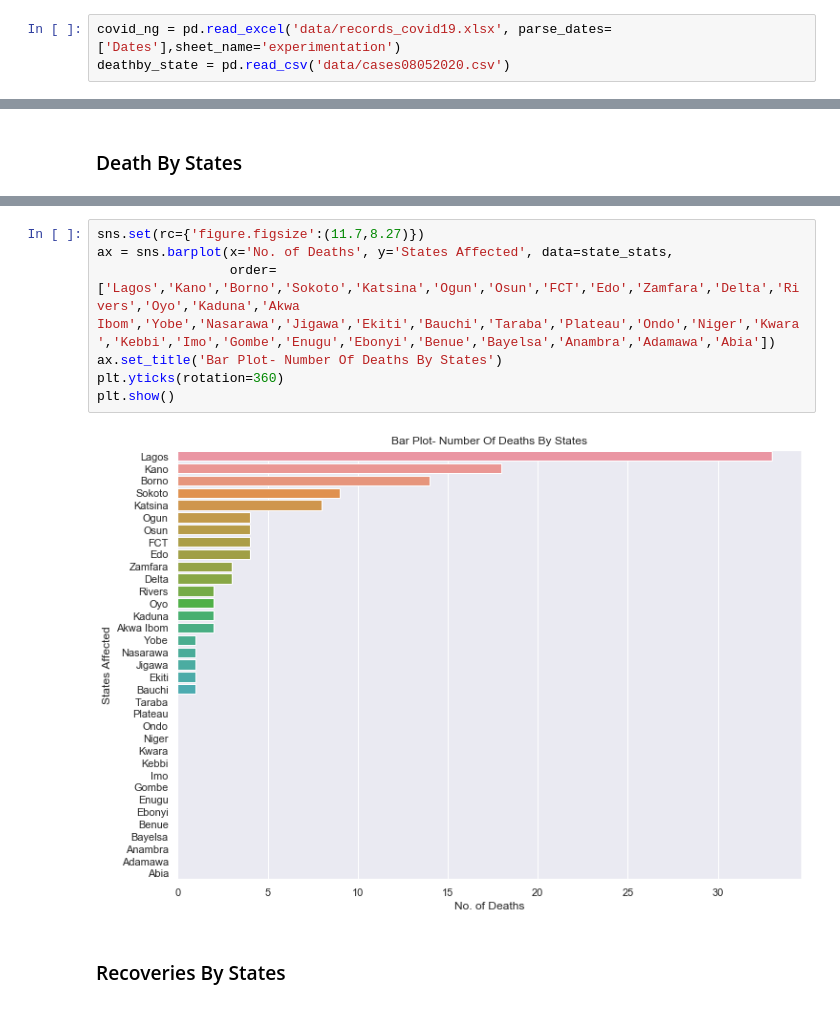
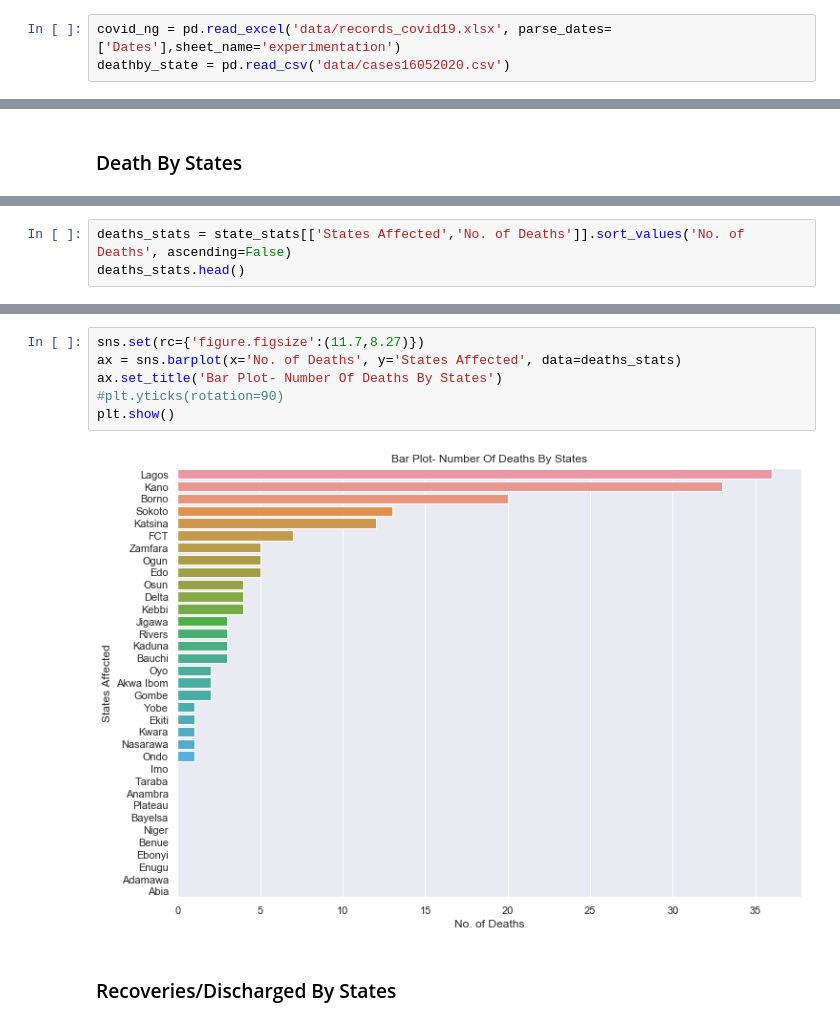
Before and after one commit to ajakaiye33/covid19Naija, a Jupyter notebook: covid19Naija/Covid_19_Cases_Nigeria_Analysis.ipynb, the cells around one changed output, grey strips where cells are left out. Cells and saved outputs as stored; diff of their text form.

```diff
--- a/covid19Naija/Covid_19_Cases_Nigeria_Analysis.ipynb
+++ b/covid19Naija/Covid_19_Cases_Nigeria_Analysis.ipynb
@@ -9,7 +10,7 @@ plt.rcParams.update({'font.size': 22})
 %matplotlib inline
 # %%
 covid_ng = pd.read_excel('data/records_covid19.xlsx', parse_dates=['Dates'],sheet_name='experimentation')
-deathby_state = pd.read_csv('data/cases08052020.csv')
+deathby_state = pd.read_csv('data/cases16052020.csv')
 # %%
 pd.set_option('display.max_columns', 60)
 # %%
@@ -325,0 +318,3 @@ array(['Abia', 'Adamawa', 'Akwa Ibom', 'Anambra', 'Bauchi', 'Bayelsa',
+# %%
+deaths_stats = state_stats[['States Affected','No. of Deaths']].sort_values('No. of Deaths', ascending=False)
+deaths_stats.head()
@@ -326,11 +328,10 @@ array(['Abia', 'Adamawa', 'Akwa Ibom', 'Anambra', 'Bauchi', 'Bayelsa',
 # %%
 sns.set(rc={'figure.figsize':(11.7,8.27)})
-ax = sns.barplot(x='No. of Deaths', y='States Affected', data=state_stats,
-                 order=['Lagos','Kano','Borno','Sokoto','Katsina','Ogun','Osun','FCT','Edo','Zamfara','Delta','Rivers','Oyo','Kaduna','Akwa Ibom','Yobe','Nasarawa','Jigawa','Ekiti','Bauchi','Taraba','Plateau','Ondo','Niger','Kwara','Kebbi','Imo','Gombe','Enugu','Ebonyi','Benue','Bayelsa','Anambra','Adamawa','Abia'])
+ax = sns.barplot(x='No. of Deaths', y='States Affected', data=deaths_stats)
 ax.set_title('Bar Plot- Number Of Deaths By States')
-plt.yticks(rotation=360)
+#plt.yticks(rotation=90)
 plt.show()
 # %% [output]
-[figure, old version]
+[figure, new version]
 # %% [markdown]
-### Recoveries By States
+### Recoveries/Discharged By States
```
Also changed, not shown: parts of 29 cells of this notebook.
